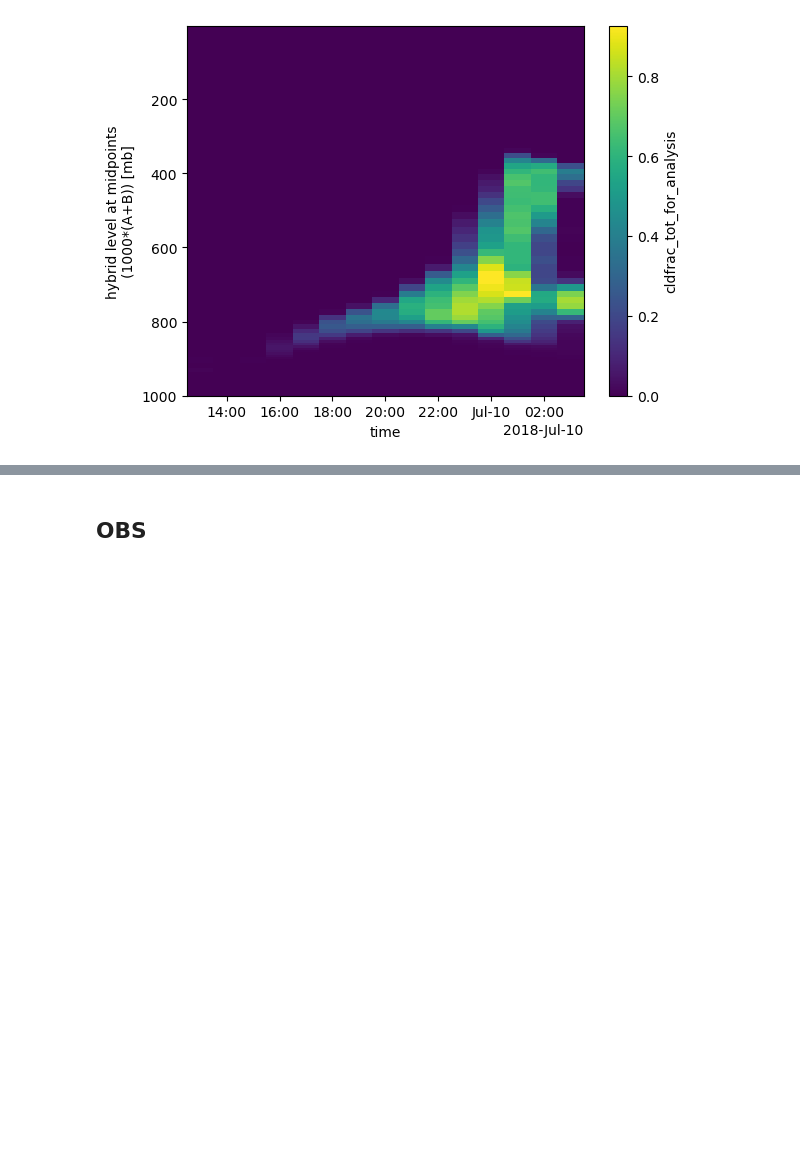
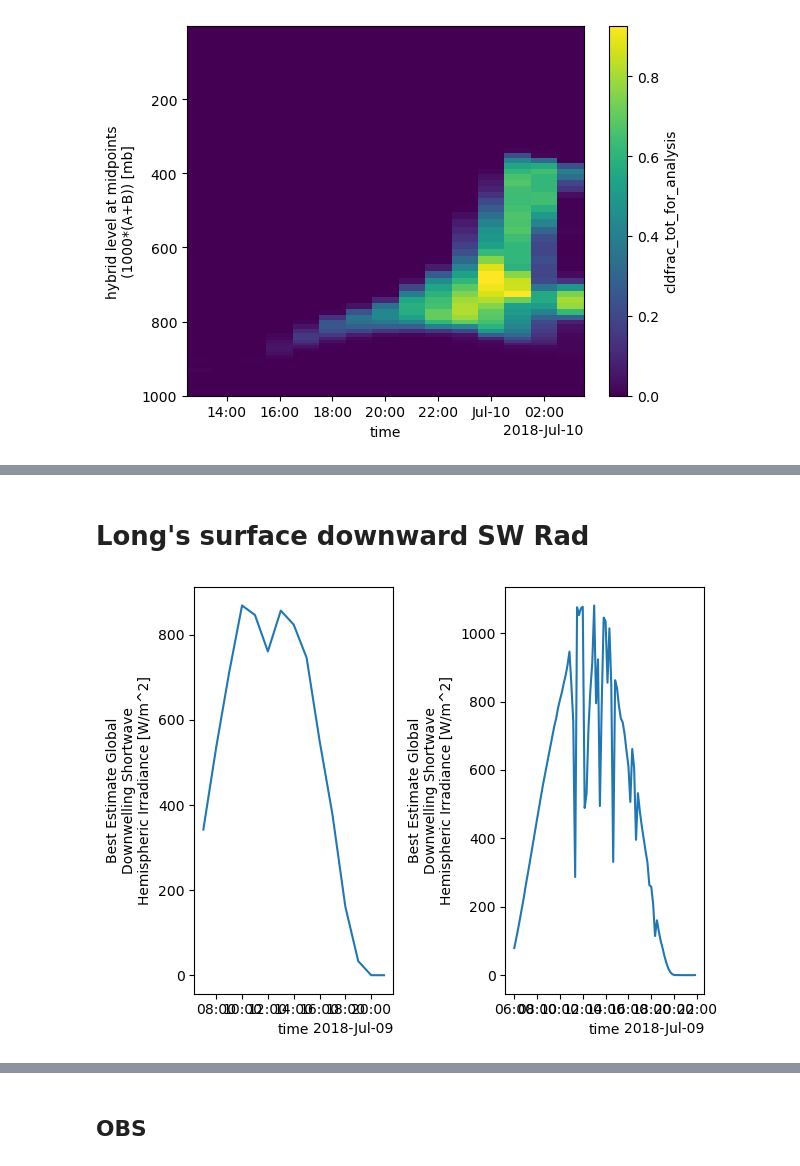
Before and after one commit to magpowell/model_meets_reality_BODS26, a Jupyter notebook: Roger-Playground.ipynb, the cells around one changed output, grey strips where cells are left out. Saved outputs shown, nothing was run; the diff lists cells and outputs as text; code cells hidden in the pictures; blank space fills up the shorter version.

```diff
--- a/Roger-Playground.ipynb
+++ b/Roger-Playground.ipynb
@@ -171,0 +279,2 @@ plt.gca().invert_yaxis()
+# %% [markdown]
+# Long's surface downward SW Rad
@@ -171,0 +291,44 @@ plt.gca().invert_yaxis()
+# %%
+sw_dpscream_list = []
+sw_lasso_list = []
+for date in CASE_DATES:
+
+    cur_day_fname = f'sgpqcrad1longE13.c2.{date}.000000.cdf'
+    next_day_fname = f'sgpqcrad1longE13.c2.{date+1}.000000.cdf' # won;t work for end of month but these dates are convenient!
+    sw_case = xr.open_mfdataset([SW_PATH+cur_day_fname, SW_PATH+next_day_fname]).BestEstimate_down_short_hemisp
+
+    # now the case would start from 00:00UTC.
+
+    # for DPSCREAM, data range is hourly from 13UTC to 3UTC the next day; temp res = 1h
+
+    sw_case_dpscream = sw_case.isel(time=slice(13*60, (24+3+1)*60)).resample(time='1h').mean()
+    sw_case_dpscream = sw_case_dpscream.assign_coords(time=sw_case_dpscream.time - pd.Timedelta(hours=6))
+    sw_dpscream_list.append(sw_case_dpscream)
+
+
+    # for LASSO, 06:00 - 21:00 local time UTC-6; temp res = 10min
+    # so 12UTC to 27UTC (3UTC next day)
+    sw_case_lasso = sw_case.isel(time=slice(12*60, (24+3+1)*60)).resample(time='10min').mean()
+    sw_case_lasso = sw_case_lasso.assign_coords(time=sw_case_lasso.time - pd.Timedelta(hours=6))
+    sw_lasso_list.append(sw_case_lasso)
+
+
+sw_dpscream = xr.concat(
+    sw_dpscream_list,
+    dim='case'
+)
+
+sw_lasso = xr.concat(
+    sw_lasso_list,
+    dim='case'
+)
+# %%
+plt.subplot(1,2,1)
+sw_dpscream.isel(case=0).plot()
+plt.subplot(1,2,2)
+
+sw_lasso.isel(case=0).plot()
+
+plt.tight_layout()
+# %% [output]
+[figure, added]
```
Also changed, not shown: parts of 34 cells of this notebook, 17 other files.
